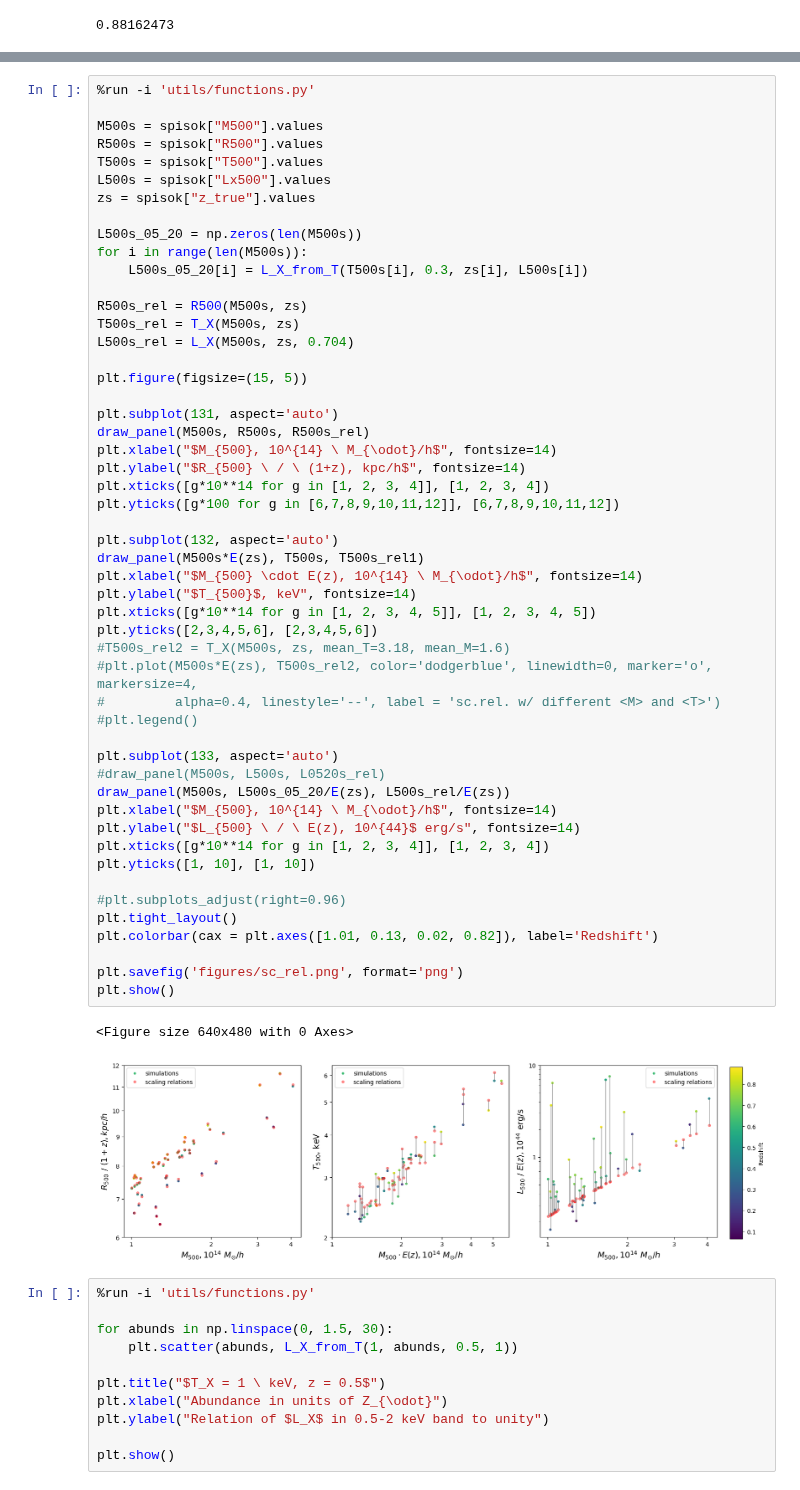
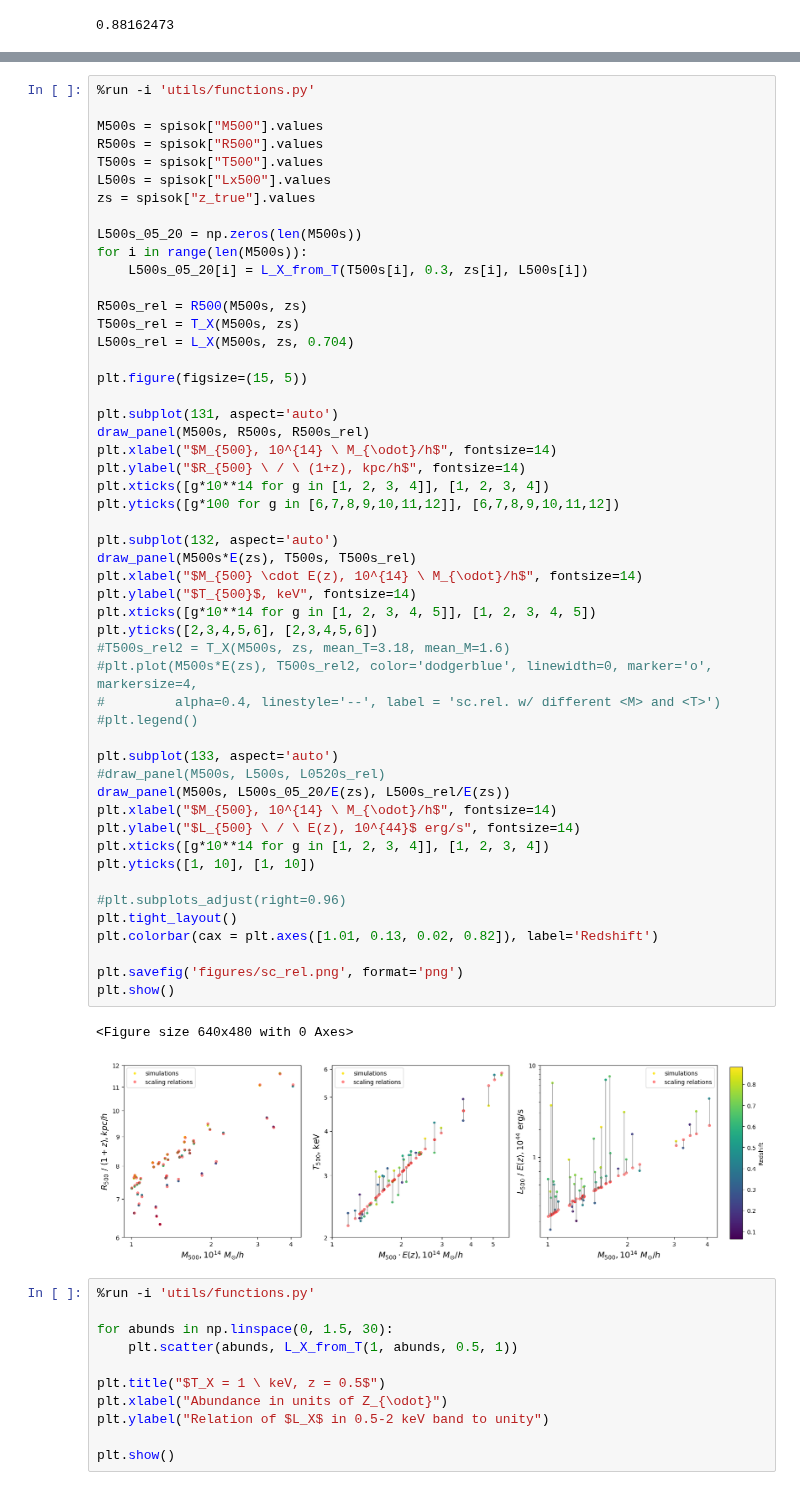
Before and after one commit to pi4imu/magneticum, a Jupyter notebook: scaling_relations.ipynb, the cells around one changed output, grey strips where cells are left out. Saved outputs shown, nothing was run; the diff lists cells and outputs as text.

```diff
--- a/scaling_relations.ipynb
+++ b/scaling_relations.ipynb
@@ -254,35 +254,35 @@ plt.xlabel("$M_{500}, 10^{14} \ M_{\odot}/h$", fontsize=14)
 plt.ylabel("$R_{500} \ / \ (1+z), kpc/h$", fontsize=14)
 plt.xticks([g*10**14 for g in [1, 2, 3, 4]], [1, 2, 3, 4])
 plt.yticks([g*100 for g in [6,7,8,9,10,11,12]], [6,7,8,9,10,11,12])
 
 plt.subplot(132, aspect='auto')
-draw_panel(M500s*E(zs), T500s, T500s_rel1)
+draw_panel(M500s*E(zs), T500s, T500s_rel)
 plt.xlabel("$M_{500} \cdot E(z), 10^{14} \ M_{\odot}/h$", fontsize=14)
 plt.ylabel("$T_{500}$, keV", fontsize=14)
 plt.xticks([g*10**14 for g in [1, 2, 3, 4, 5]], [1, 2, 3, 4, 5])
 plt.yticks([2,3,4,5,6], [2,3,4,5,6])
 #T500s_rel2 = T_X(M500s, zs, mean_T=3.18, mean_M=1.6)
 #plt.plot(M500s*E(zs), T500s_rel2, color='dodgerblue', linewidth=0, marker='o', markersize=4,
 #         alpha=0.4, linestyle='--', label = 'sc.rel. w/ different <M> and <T>')
 #plt.legend()
 
 plt.subplot(133, aspect='auto')
 #draw_panel(M500s, L500s, L0520s_rel)
 draw_panel(M500s, L500s_05_20/E(zs), L500s_rel/E(zs))
 plt.xlabel("$M_{500}, 10^{14} \ M_{\odot}/h$", fontsize=14)
 plt.ylabel("$L_{500} \ / \ E(z), 10^{44}$ erg/s", fontsize=14)
 plt.xticks([g*10**14 for g in [1, 2, 3, 4]], [1, 2, 3, 4])
 plt.yticks([1, 10], [1, 10])
 
 #plt.subplots_adjust(right=0.96)
 plt.tight_layout()
 plt.colorbar(cax = plt.axes([1.01, 0.13, 0.02, 0.82]), label='Redshift')
 
 plt.savefig('figures/sc_rel.png', format='png')
 plt.show()
 # %% [output]
 <Figure size 640x480 with 0 Axes>
-[figure, old version]
+[figure, new version]
 # %%
 %run -i 'utils/functions.py'
 
```
Also changed, not shown: parts of 4 cells of this notebook, 10 other files.
